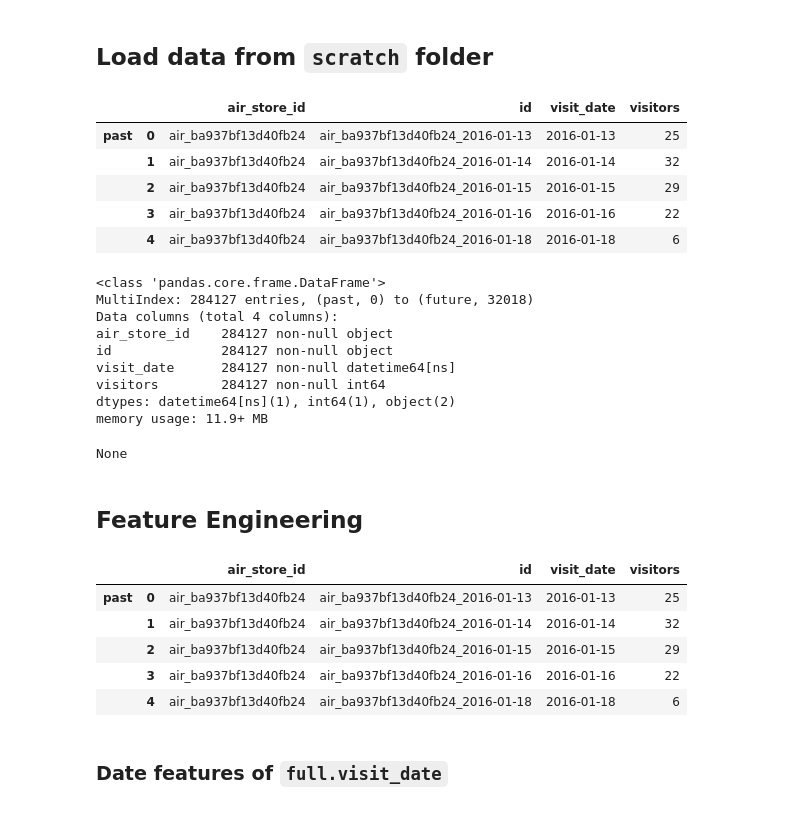
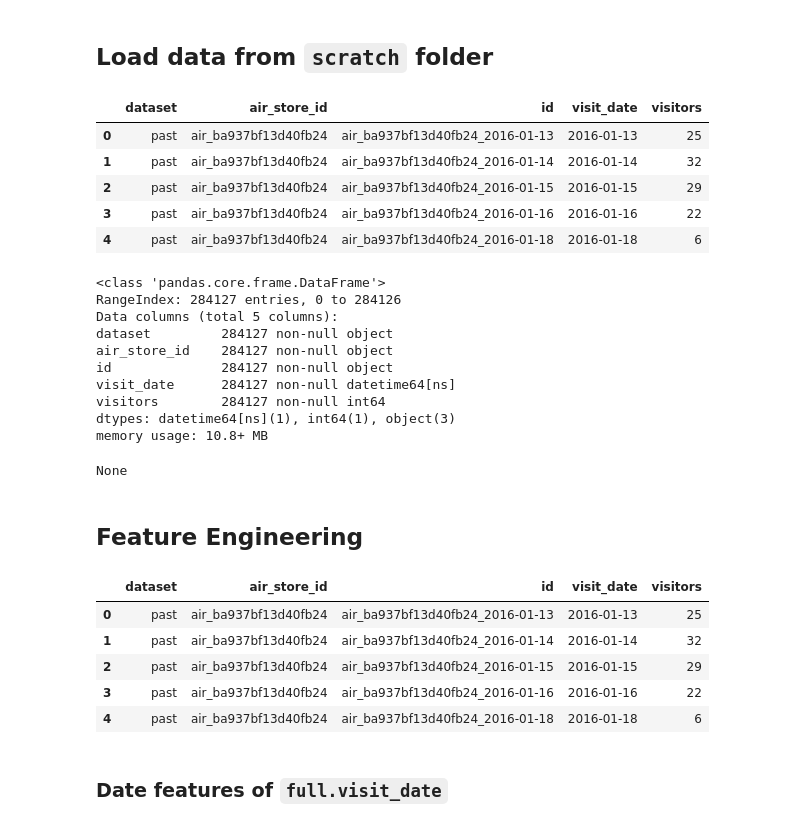
Before and after one commit to ligz08/Kaggle-Recruit-Restaurant-Visitor-Forecasting, a Jupyter notebook: Preprocess & Model.ipynb, the cells around one changed output. Cells and saved outputs as stored; diff of their text form; code cells hidden in the pictures.

```diff
--- a/Preprocess & Model.ipynb
+++ b/Preprocess & Model.ipynb
@@ -10,38 +10,38 @@ import seaborn
 # %% [markdown]
 ## Load data from `scratch` folder
 # %%
-full = pd.read_csv('scratch/full.csv', index_col=[0,1], parse_dates=['visit_date'])
-full.index.rename([None, None], inplace=True)
+full = pd.read_csv('scratch/full.csv', parse_dates=['visit_date'])
 display(full.head())
 display(full.info())
 # %% [output]
-|  |  | air_store_id | id | visit_date | visitors |
-| past | 0 | air_ba937bf13d40fb24 | air_ba937bf13d40fb24_2016-01-13 | 2016-01-13 | 25 |
-|  | 1 | air_ba937bf13d40fb24 | air_ba937bf13d40fb24_2016-01-14 | 2016-01-14 | 32 |
-|  | 2 | air_ba937bf13d40fb24 | air_ba937bf13d40fb24_2016-01-15 | 2016-01-15 | 29 |
-|  | 3 | air_ba937bf13d40fb24 | air_ba937bf13d40fb24_2016-01-16 | 2016-01-16 | 22 |
-|  | 4 | air_ba937bf13d40fb24 | air_ba937bf13d40fb24_2016-01-18 | 2016-01-18 | 6 |
+|  | dataset | air_store_id | id | visit_date | visitors |
+| 0 | past | air_ba937bf13d40fb24 | air_ba937bf13d40fb24_2016-01-13 | 2016-01-13 | 25 |
+| 1 | past | air_ba937bf13d40fb24 | air_ba937bf13d40fb24_2016-01-14 | 2016-01-14 | 32 |
+| 2 | past | air_ba937bf13d40fb24 | air_ba937bf13d40fb24_2016-01-15 | 2016-01-15 | 29 |
+| 3 | past | air_ba937bf13d40fb24 | air_ba937bf13d40fb24_2016-01-16 | 2016-01-16 | 22 |
+| 4 | past | air_ba937bf13d40fb24 | air_ba937bf13d40fb24_2016-01-18 | 2016-01-18 | 6 |
 <class 'pandas.core.frame.DataFrame'>
-MultiIndex: 284127 entries, (past, 0) to (future, 32018)
-Data columns (total 4 columns):
+RangeIndex: 284127 entries, 0 to 284126
+Data columns (total 5 columns):
+dataset         284127 non-null object
 air_store_id    284127 non-null object
 id              284127 non-null object
 visit_date      284127 non-null datetime64[ns]
 visitors        284127 non-null int64
-dtypes: datetime64[ns](1), int64(1), object(2)
-memory usage: 11.9+ MB
+dtypes: datetime64[ns](1), int64(1), object(3)
+memory usage: 10.8+ MB
 None
 # %% [markdown]
 ## Feature Engineering
 # %%
 full.head()
 # %% [output]
-|  |  | air_store_id | id | visit_date | visitors |
-| past | 0 | air_ba937bf13d40fb24 | air_ba937bf13d40fb24_2016-01-13 | 2016-01-13 | 25 |
-|  | 1 | air_ba937bf13d40fb24 | air_ba937bf13d40fb24_2016-01-14 | 2016-01-14 | 32 |
-|  | 2 | air_ba937bf13d40fb24 | air_ba937bf13d40fb24_2016-01-15 | 2016-01-15 | 29 |
-|  | 3 | air_ba937bf13d40fb24 | air_ba937bf13d40fb24_2016-01-16 | 2016-01-16 | 22 |
-|  | 4 | air_ba937bf13d40fb24 | air_ba937bf13d40fb24_2016-01-18 | 2016-01-18 | 6 |
+|  | dataset | air_store_id | id | visit_date | visitors |
+| 0 | past | air_ba937bf13d40fb24 | air_ba937bf13d40fb24_2016-01-13 | 2016-01-13 | 25 |
+| 1 | past | air_ba937bf13d40fb24 | air_ba937bf13d40fb24_2016-01-14 | 2016-01-14 | 32 |
+| 2 | past | air_ba937bf13d40fb24 | air_ba937bf13d40fb24_2016-01-15 | 2016-01-15 | 29 |
+| 3 | past | air_ba937bf13d40fb24 | air_ba937bf13d40fb24_2016-01-16 | 2016-01-16 | 22 |
+| 4 | past | air_ba937bf13d40fb24 | air_ba937bf13d40fb24_2016-01-18 | 2016-01-18 | 6 |
 # %% [markdown]
 ### Date features of `full.visit_date`
 # %% [markdown]
```
Also changed, not shown: parts of 30 cells of this notebook, 2 other files.
